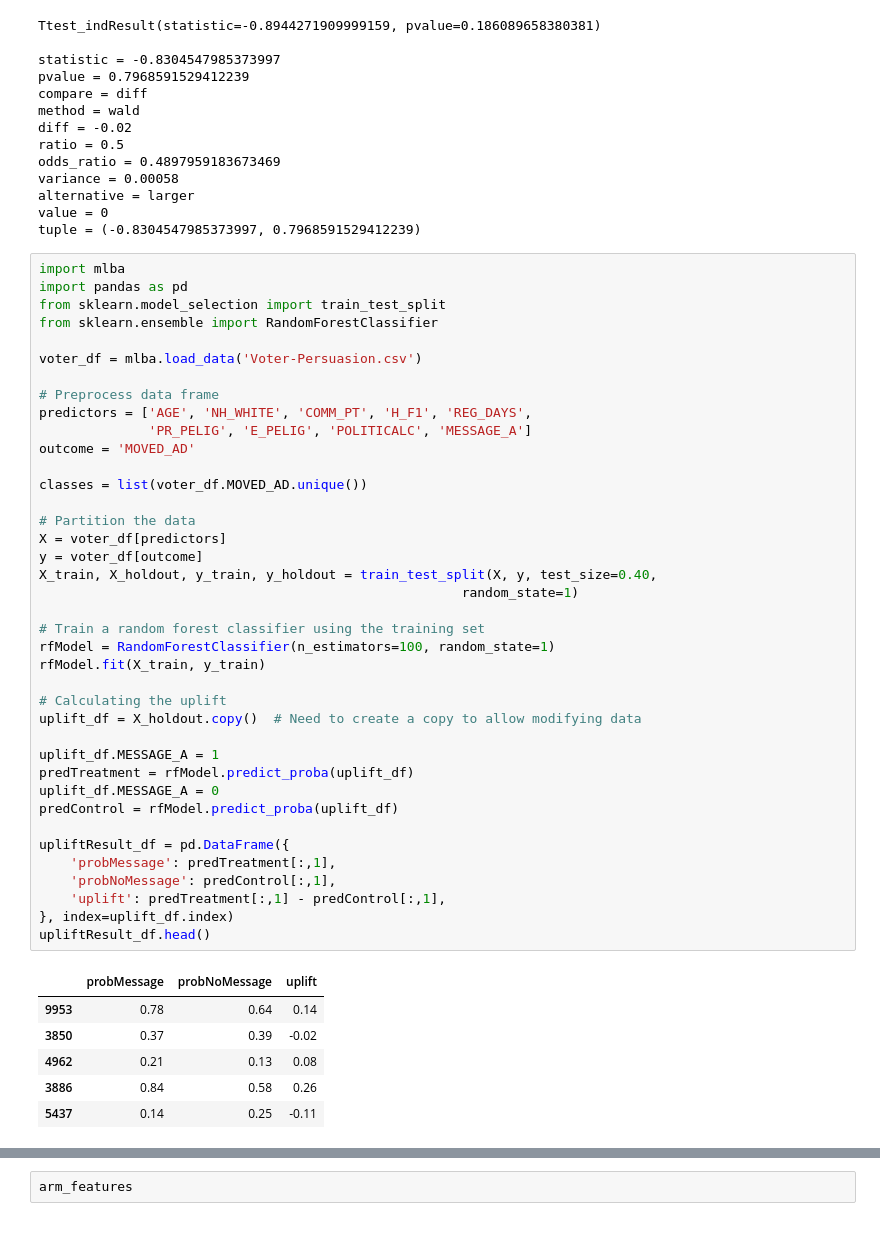
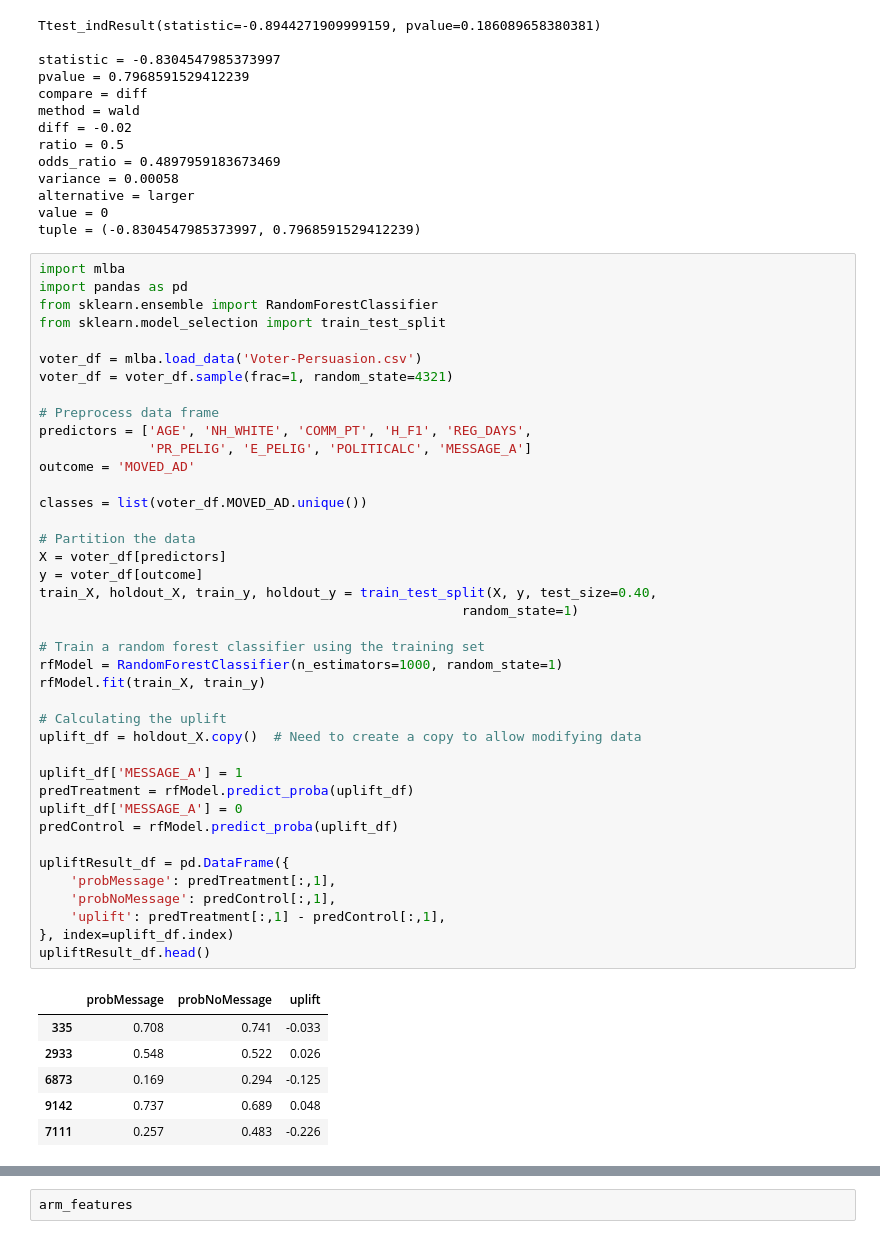
Before and after one commit to kamwa64-droid/mlba-python-notebooks, a Jupyter notebook: src/chapters/chap14.ipynb, the cells around one changed output, grey strips where cells are left out. Drawn from its saved outputs; the diff is of its cells as text.

```diff
--- a/src/chapters/chap14.ipynb
+++ b/src/chapters/chap14.ipynb
@@ -67,46 +67,47 @@ tuple = (-0.8304547985373997, 0.7968591529412239)
 # %%
 import mlba
 import pandas as pd
+from sklearn.ensemble import RandomForestClassifier
 from sklearn.model_selection import train_test_split
-from sklearn.ensemble import RandomForestClassifier
 
 voter_df = mlba.load_data('Voter-Persuasion.csv')
+voter_df = voter_df.sample(frac=1, random_state=4321)
 
 # Preprocess data frame
 predictors = ['AGE', 'NH_WHITE', 'COMM_PT', 'H_F1', 'REG_DAYS',
               'PR_PELIG', 'E_PELIG', 'POLITICALC', 'MESSAGE_A']
 outcome = 'MOVED_AD'
 
 classes = list(voter_df.MOVED_AD.unique())
 
 # Partition the data
 X = voter_df[predictors]
 y = voter_df[outcome]
-X_train, X_holdout, y_train, y_holdout = train_test_split(X, y, test_size=0.40,
+train_X, holdout_X, train_y, holdout_y = train_test_split(X, y, test_size=0.40,
                                                       random_state=1)
 
 # Train a random forest classifier using the training set
-rfModel = RandomForestClassifier(n_estimators=100, random_state=1)
-rfModel.fit(X_train, y_train)
+rfModel = RandomForestClassifier(n_estimators=1000, random_state=1)
+rfModel.fit(train_X, train_y)
 
 # Calculating the uplift
-uplift_df = X_holdout.copy()  # Need to create a copy to allow modifying data
+uplift_df = holdout_X.copy()  # Need to create a copy to allow modifying data
 
-uplift_df.MESSAGE_A = 1
+uplift_df['MESSAGE_A'] = 1
 predTreatment = rfModel.predict_proba(uplift_df)
-uplift_df.MESSAGE_A = 0
+uplift_df['MESSAGE_A'] = 0
 predControl = rfModel.predict_proba(uplift_df)
 
 upliftResult_df = pd.DataFrame({
     'probMessage': predTreatment[:,1],
     'probNoMessage': predControl[:,1],
     'uplift': predTreatment[:,1] - predControl[:,1],
 }, index=uplift_df.index)
 upliftResult_df.head()
 # %% [output]
 |  | probMessage | probNoMessage | uplift |
-| 9953 | 0.78 | 0.64 | 0.14 |
-| 3850 | 0.37 | 0.39 | -0.02 |
-| 4962 | 0.21 | 0.13 | 0.08 |
-| 3886 | 0.84 | 0.58 | 0.26 |
-| 5437 | 0.14 | 0.25 | -0.11 |
+| 335 | 0.708 | 0.741 | -0.033 |
+| 2933 | 0.548 | 0.522 | 0.026 |
+| 6873 | 0.169 | 0.294 | -0.125 |
+| 9142 | 0.737 | 0.689 | 0.048 |
+| 7111 | 0.257 | 0.483 | -0.226 |
```
Also changed, not shown: parts of 10 cells of this notebook, 24 other files.
